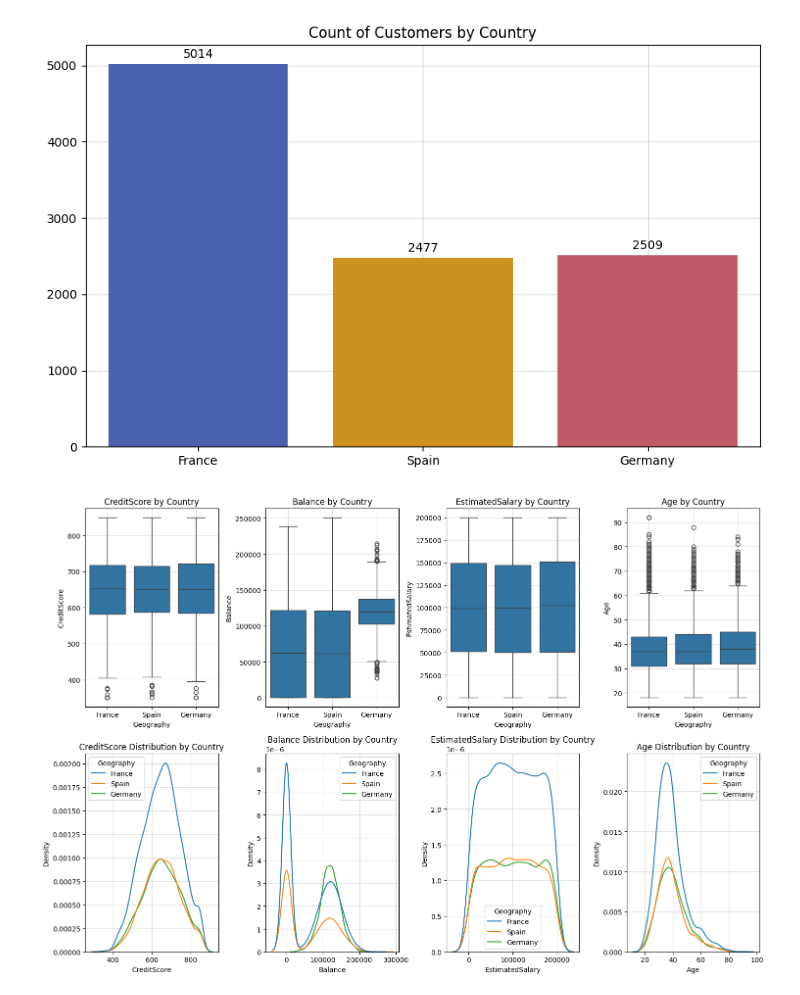
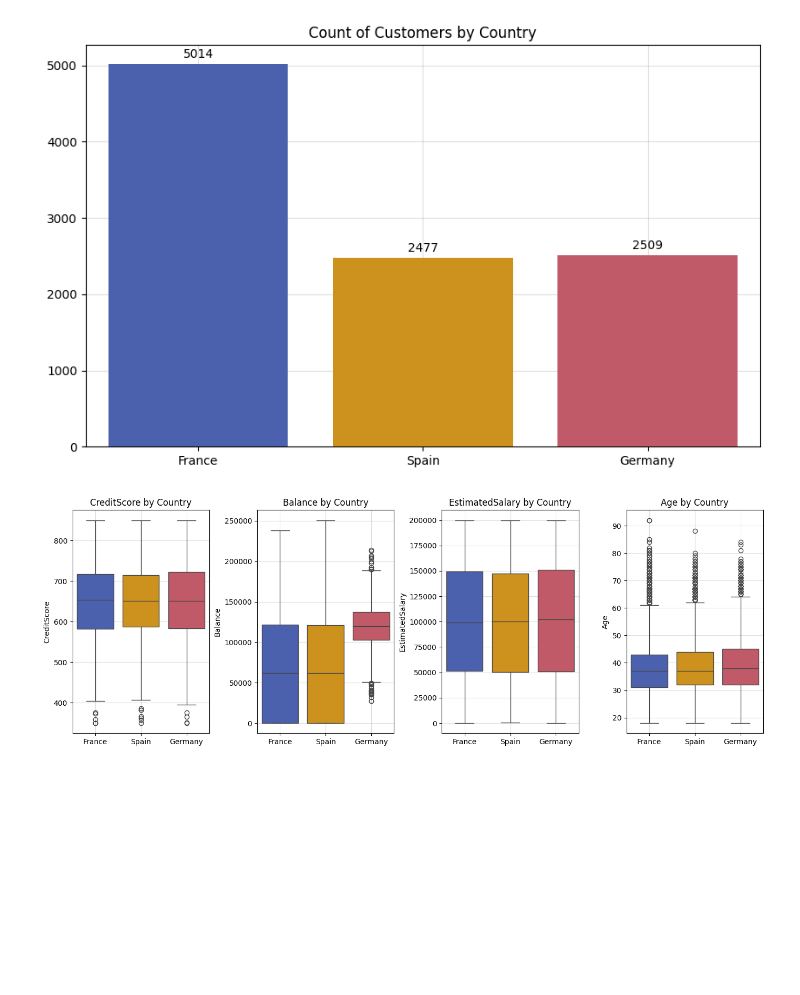
Before and after one commit to davirpp/Desafio-DS-Indicium, a Jupyter notebook: eda.ipynb, the cells around one changed output. Cells and saved outputs as stored; diff of their text form; code cells hidden in the pictures; blank space fills up the shorter version.

```diff
--- a/eda.ipynb
+++ b/eda.ipynb
@@ -224,53 +238,38 @@ plt.show()
 # %% [output]
 [figure]
 # %%
-plt.figure(figsize=(15, 10))
+plt.figure(figsize=(14, 5))
 
 # CreditScore
-plt.subplot(241)
-sns.boxplot(data=df, x='Geography', y='CreditScore')
+plt.subplot(141)
+sns.boxplot(data=df, x='Geography', y='CreditScore', palette=['#3a58bf', '#e99c00', '#d1495b'])
 plt.title('CreditScore by Country')
-plt.grid(alpha=.4)
-
-plt.subplot(245)
-sns.kdeplot(data=df, x='CreditScore', hue='Geography')
-plt.title('CreditScore Distribution by Country')
+plt.xlabel('')
 plt.grid(alpha=.4)
 
 # Balance
-plt.subplot(242)
-sns.boxplot(data=df, x='Geography', y='Balance')
+plt.subplot(142)
+sns.boxplot(data=df, x='Geography', y='Balance', palette=['#3a58bf', '#e99c00', '#d1495b'])
 plt.title('Balance by Country')
-plt.grid(alpha=.4)
-
-plt.subplot(246)
-sns.kdeplot(data=df, x='Balance', hue='Geography')
-plt.title('Balance Distribution by Country')
+plt.xlabel('')
 plt.grid(alpha=.4)
 
 # EstimatedSalary
-plt.subplot(243)
-sns.boxplot(data=df, x='Geography', y='EstimatedSalary')
+plt.subplot(143)
+sns.boxplot(data=df, x='Geography', y='EstimatedSalary', palette=['#3a58bf', '#e99c00', '#d1495b'])
 plt.title('EstimatedSalary by Country')
-plt.grid(alpha=.4)
-
-plt.subplot(247)
-sns.kdeplot(data=df, x='EstimatedSalary', hue='Geography')
-plt.title('EstimatedSalary Distribution by Country')
+plt.xlabel('')
 plt.grid(alpha=.4)
 
 # Age
-plt.subplot(244)
-sns.boxplot(data=df, x='Geography', y='Age')
+plt.subplot(144)
+sns.boxplot(data=df, x='Geography', y='Age', palette=['#3a58bf', '#e99c00', '#d1495b'])
 plt.title('Age by Country')
-plt.grid(alpha=.4)
-
-plt.subplot(248)
-sns.kdeplot(data=df, x='Age', hue='Geography')
-plt.title('Age Distribution by Country')
+plt.xlabel('')
 plt.grid(alpha=.4)
 
 plt.tight_layout()
+plt.subplots_adjust(wspace=0.35)
 plt.show()
 # %% [output]
-[figure, old version]
+[figure, new version]
```
Also changed, not shown: parts of 9 cells of this notebook.
